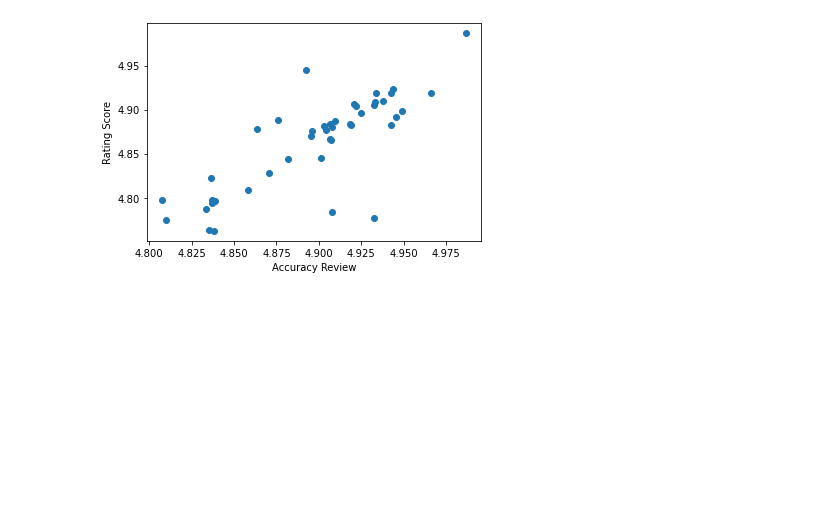
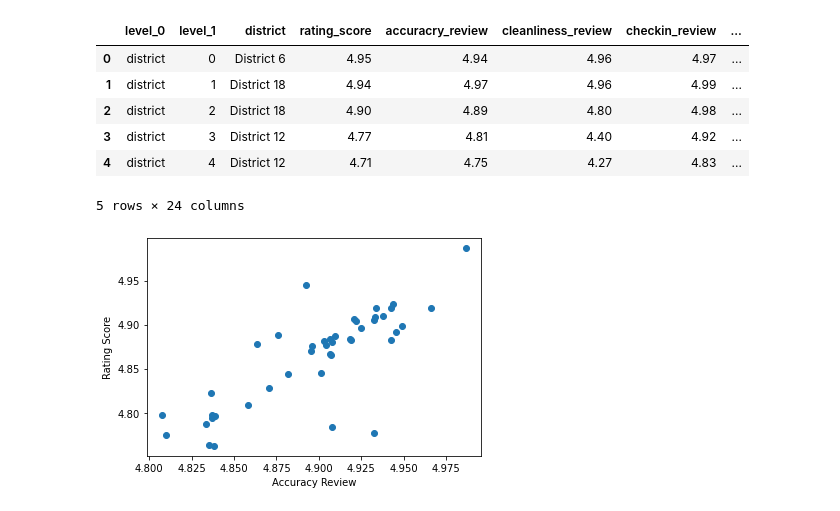
Before and after one commit to JonathanBrown003/Airbnb-A-Closer-Look-Nashville-Asheville, a Jupyter notebook: ML_AirBNB.ipynb, the cells around one changed output. Saved outputs shown, nothing was run; the diff lists cells and outputs as text; code cells hidden in the pictures; blank space fills up the shorter version.

```diff
--- a/ML_AirBNB.ipynb
+++ b/ML_AirBNB.ipynb
@@ -34,3 +35,15 @@ airBNB_df.head()
+# %%
+u_airBNB_df = pd.read_sql("select * from unknown_zip_ratings", dbConnection)
+
+u_airBNB_df.head()
+# %% [output]
+|  | level_0 | level_1 | district | rating_score | accuracry_review | cleanliness_review | checkin_review | ... |
+| 0 | district | 0 | District 6 | 4.95 | 4.94 | 4.96 | 4.97 | ... |
+| 1 | district | 1 | District 18 | 4.94 | 4.97 | 4.96 | 4.99 | ... |
+| 2 | district | 2 | District 18 | 4.90 | 4.89 | 4.80 | 4.98 | ... |
+| 3 | district | 3 | District 12 | 4.77 | 4.81 | 4.40 | 4.92 | ... |
+| 4 | district | 4 | District 12 | 4.71 | 4.75 | 4.27 | 4.83 | ... |
+5 rows × 24 columns
 # %%
 # closing the connection
 dbConnection.close()
```
Also changed, not shown: parts of 1 cell of this notebook, 6 other files.
